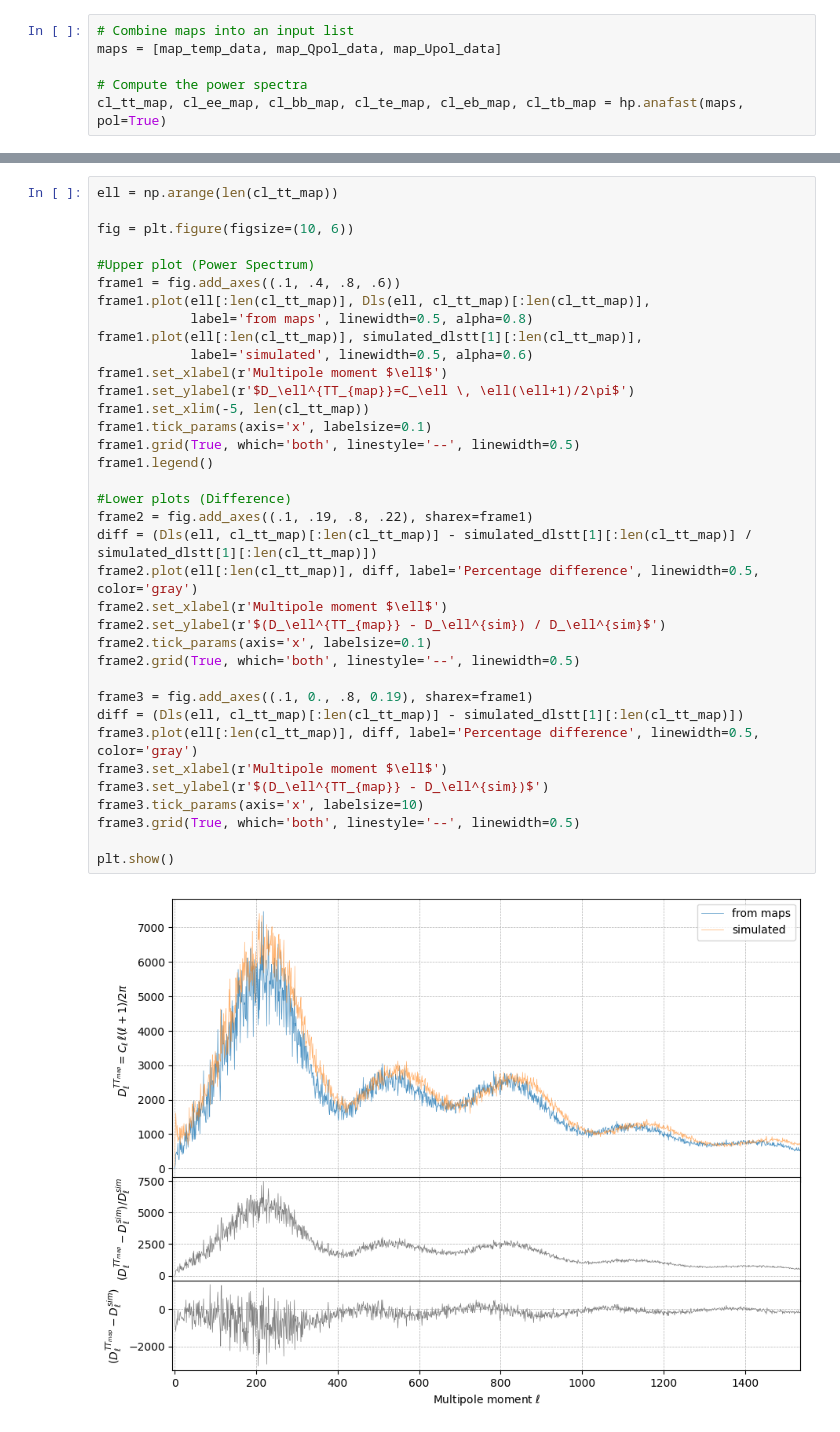
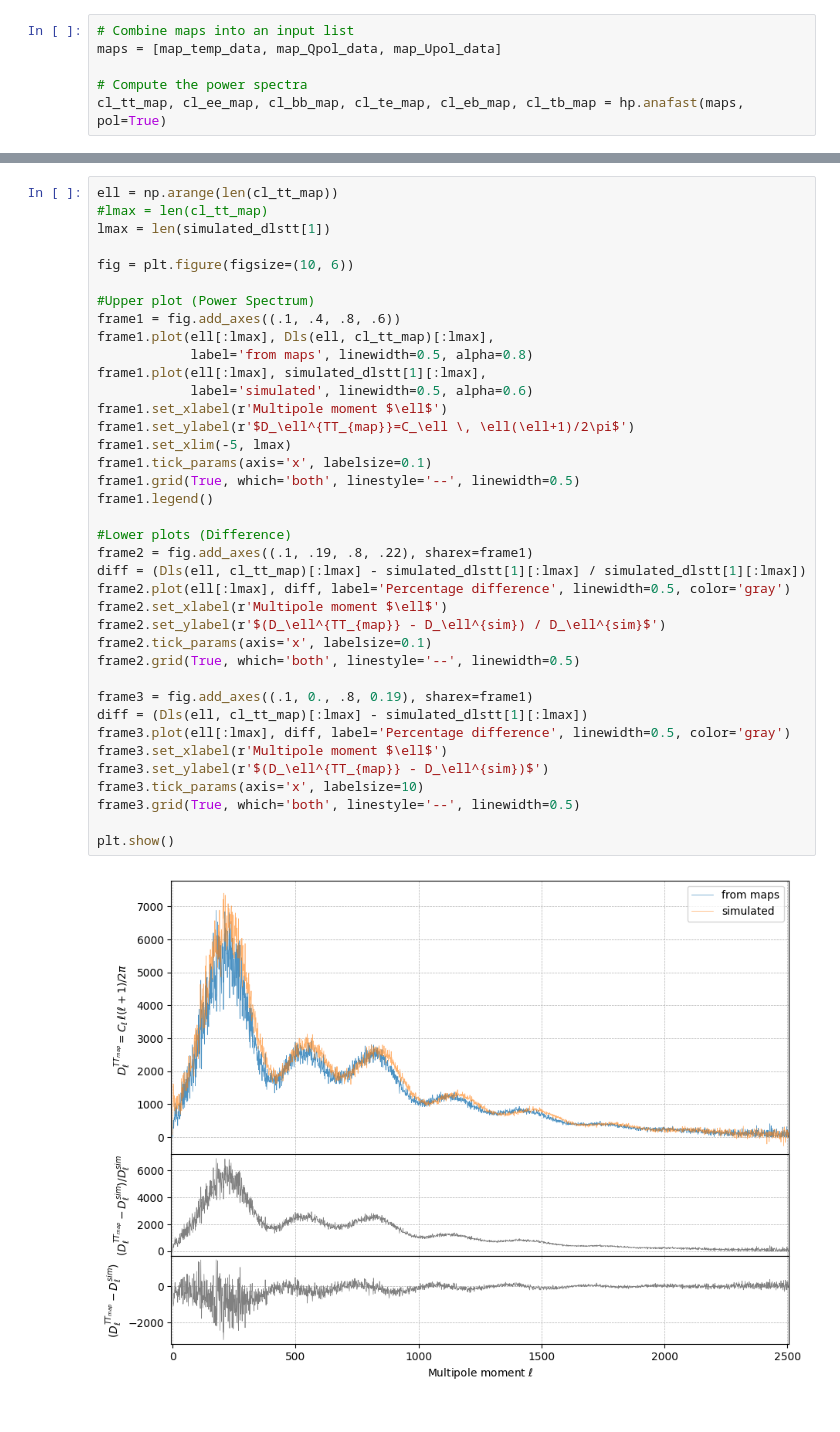
Before and after one commit to SkyExplain/SkySimulation, a Jupyter notebook: Notebooks/Loss_info_Cls-maps.ipynb, the cells around one changed output, grey strips where cells are left out. Saved outputs shown, nothing was run; the diff lists cells and outputs as text.

```diff
--- a/Notebooks/Loss_info_Cls-maps.ipynb
+++ b/Notebooks/Loss_info_Cls-maps.ipynb
@@ -106,38 +102,40 @@ array([   2.,    3.,    4., ..., 1535., 1536., 1537.])
 # %%
 ell = np.arange(len(cl_tt_map))
+#lmax = len(cl_tt_map)
+lmax = len(simulated_dlstt[1])
 
 fig = plt.figure(figsize=(10, 6))
 
 #Upper plot (Power Spectrum)
 frame1 = fig.add_axes((.1, .4, .8, .6))
-frame1.plot(ell[:len(cl_tt_map)], Dls(ell, cl_tt_map)[:len(cl_tt_map)],
+frame1.plot(ell[:lmax], Dls(ell, cl_tt_map)[:lmax],
             label='from maps', linewidth=0.5, alpha=0.8)
-frame1.plot(ell[:len(cl_tt_map)], simulated_dlstt[1][:len(cl_tt_map)],
+frame1.plot(ell[:lmax], simulated_dlstt[1][:lmax],
             label='simulated', linewidth=0.5, alpha=0.6)
 frame1.set_xlabel(r'Multipole moment $\ell$')
 frame1.set_ylabel(r'$D_\ell^{TT_{map}}=C_\ell \, \ell(\ell+1)/2\pi$')
-frame1.set_xlim(-5, len(cl_tt_map))
+frame1.set_xlim(-5, lmax)
 frame1.tick_params(axis='x', labelsize=0.1)
 frame1.grid(True, which='both', linestyle='--', linewidth=0.5)
 frame1.legend()
 
 #Lower plots (Difference)
 frame2 = fig.add_axes((.1, .19, .8, .22), sharex=frame1)
-diff = (Dls(ell, cl_tt_map)[:len(cl_tt_map)] - simulated_dlstt[1][:len(cl_tt_map)] / simulated_dlstt[1][:len(cl_tt_map)])
-frame2.plot(ell[:len(cl_tt_map)], diff, label='Percentage difference', linewidth=0.5, color='gray')
+diff = (Dls(ell, cl_tt_map)[:lmax] - simulated_dlstt[1][:lmax] / simulated_dlstt[1][:lmax])
+frame2.plot(ell[:lmax], diff, label='Percentage difference', linewidth=0.5, color='gray')
 frame2.set_xlabel(r'Multipole moment $\ell$')
 frame2.set_ylabel(r'$(D_\ell^{TT_{map}} - D_\ell^{sim}) / D_\ell^{sim}$')
 frame2.tick_params(axis='x', labelsize=0.1)
 frame2.grid(True, which='both', linestyle='--', linewidth=0.5)
 
 frame3 = fig.add_axes((.1, 0., .8, 0.19), sharex=frame1)
-diff = (Dls(ell, cl_tt_map)[:len(cl_tt_map)] - simulated_dlstt[1][:len(cl_tt_map)])
-frame3.plot(ell[:len(cl_tt_map)], diff, label='Percentage difference', linewidth=0.5, color='gray')
+diff = (Dls(ell, cl_tt_map)[:lmax] - simulated_dlstt[1][:lmax])
+frame3.plot(ell[:lmax], diff, label='Percentage difference', linewidth=0.5, color='gray')
 frame3.set_xlabel(r'Multipole moment $\ell$')
 frame3.set_ylabel(r'$(D_\ell^{TT_{map}} - D_\ell^{sim})$')
 frame3.tick_params(axis='x', labelsize=10)
 frame3.grid(True, which='both', linestyle='--', linewidth=0.5)
 
 plt.show()
 # %% [output]
-[figure, old version]
+[figure, new version]
```
Also changed, not shown: parts of 10 cells of this notebook.
